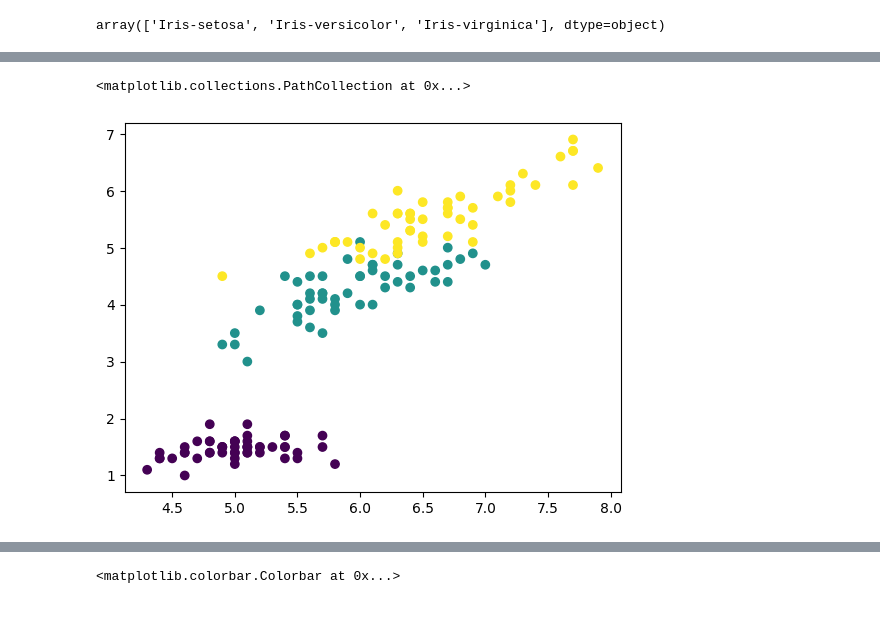
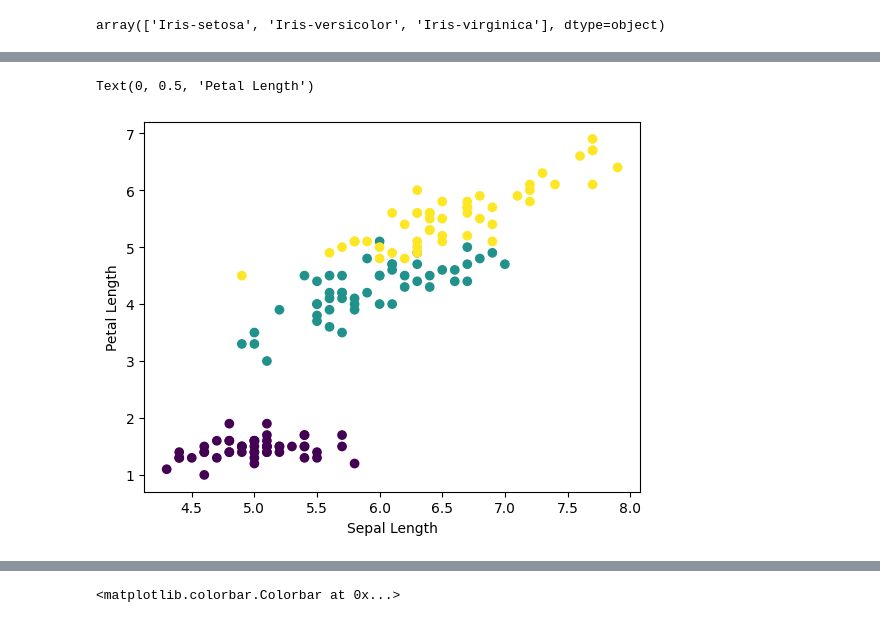
Before and after one commit to pank3004/Python, a Jupyter notebook: 8 Data Tool kits/3 Visualization/1 Matplotlib/3_matplotlib_advance_cx.ipynb, the cells around one changed output, grey strips where cells are left out. Drawn from its saved outputs; the diff is of its cells as text; code cells hidden in the pictures.

```diff
--- a/8 Data Tool kits/3 Visualization/1 Matplotlib/3_matplotlib_advance_cx.ipynb
+++ b/8 Data Tool kits/3 Visualization/1 Matplotlib/3_matplotlib_advance_cx.ipynb
@@ -38,5 +38,7 @@ iris.sample(5)
 # %%
 plt.scatter(iris['SepalLengthCm'],iris['PetalLengthCm'],c=iris['Species'])
+plt.xlabel('Sepal Length')
+plt.ylabel('Petal Length')
 # %% [output]
-<matplotlib.collections.PathCollection at 0x...>
+Text(0, 0.5, 'Petal Length')
-[figure, old version]
+[figure, new version]
```
Also changed, not shown: parts of 33 cells of this notebook.
